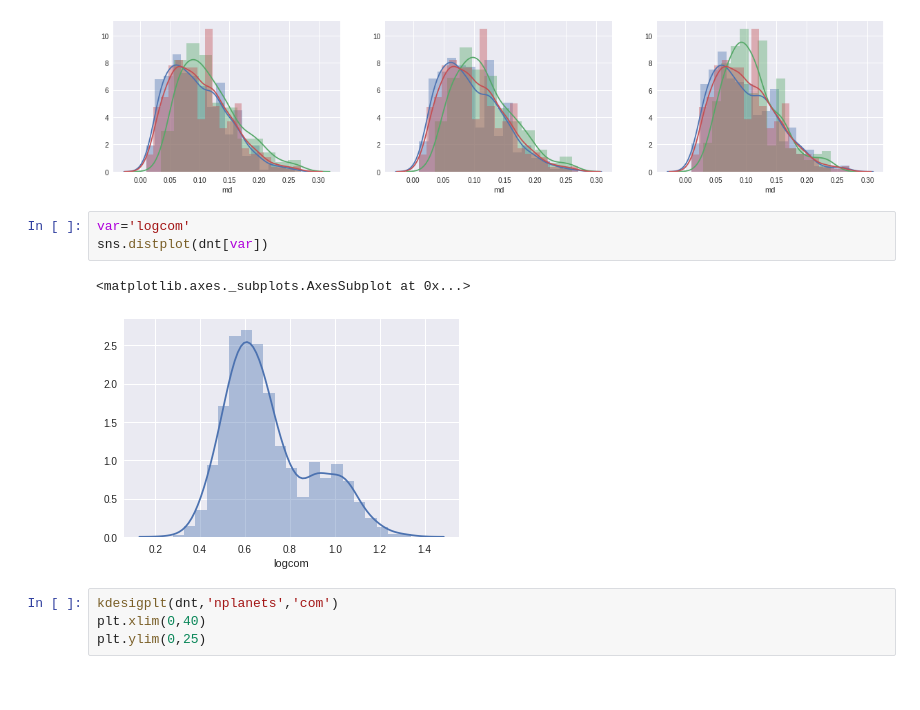
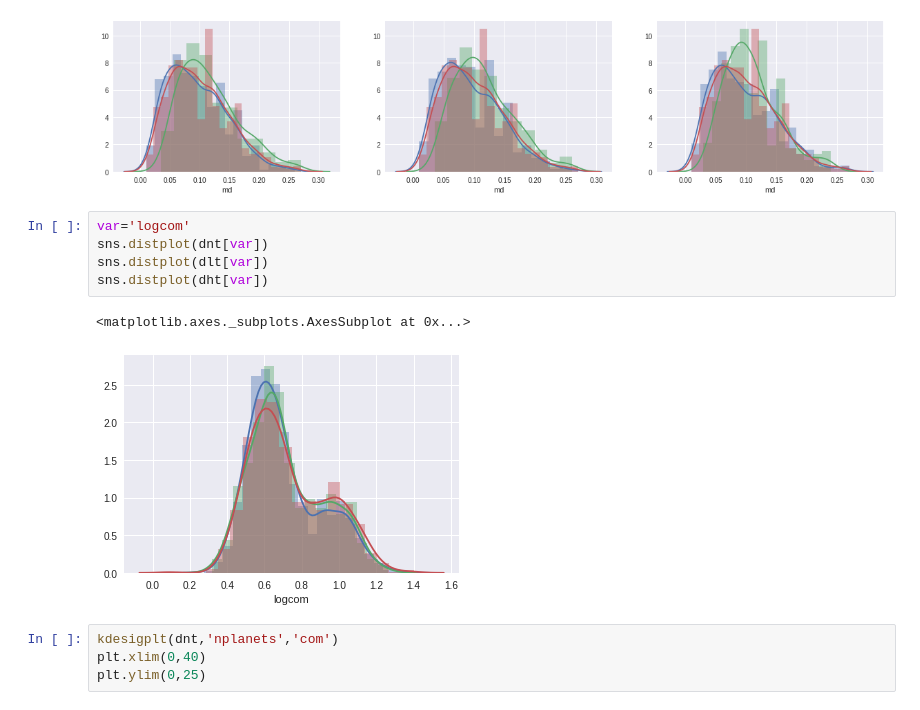
Before and after one commit to saint-germain/population_synthesis, a Jupyter notebook: tools/plots.ipynb, the cells around one changed output. Saved outputs shown, nothing was run; the diff lists cells and outputs as text.

```diff
--- a/tools/plots.ipynb
+++ b/tools/plots.ipynb
@@ -255,9 +255,11 @@ sns.distplot(dh[var],ax=ax3)
 # %%
 var='logcom'
 sns.distplot(dnt[var])
+sns.distplot(dlt[var])
+sns.distplot(dht[var])
 # %% [output]
 <matplotlib.axes._subplots.AxesSubplot at 0x...>
-[figure, old version]
+[figure, new version]
 # %%
 kdesigplt(dnt,'nplanets','com')
 plt.xlim(0,40)
```
Also changed, not shown: parts of 10 cells of this notebook.
